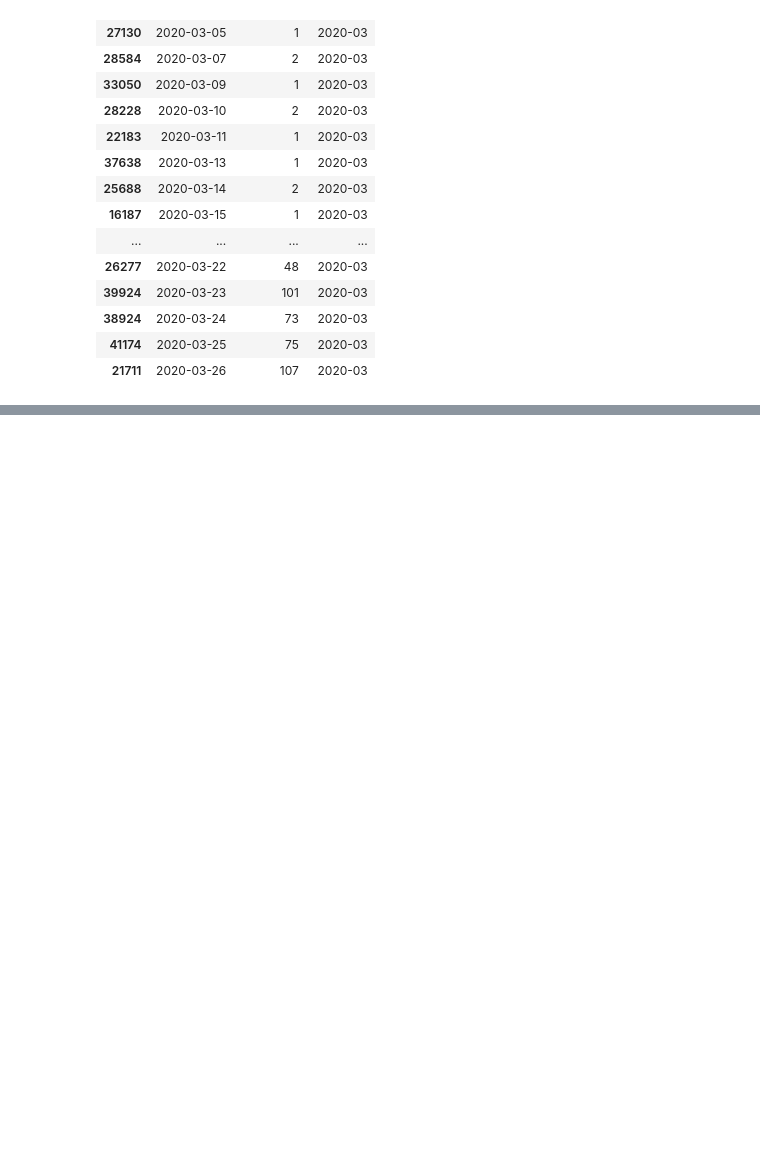
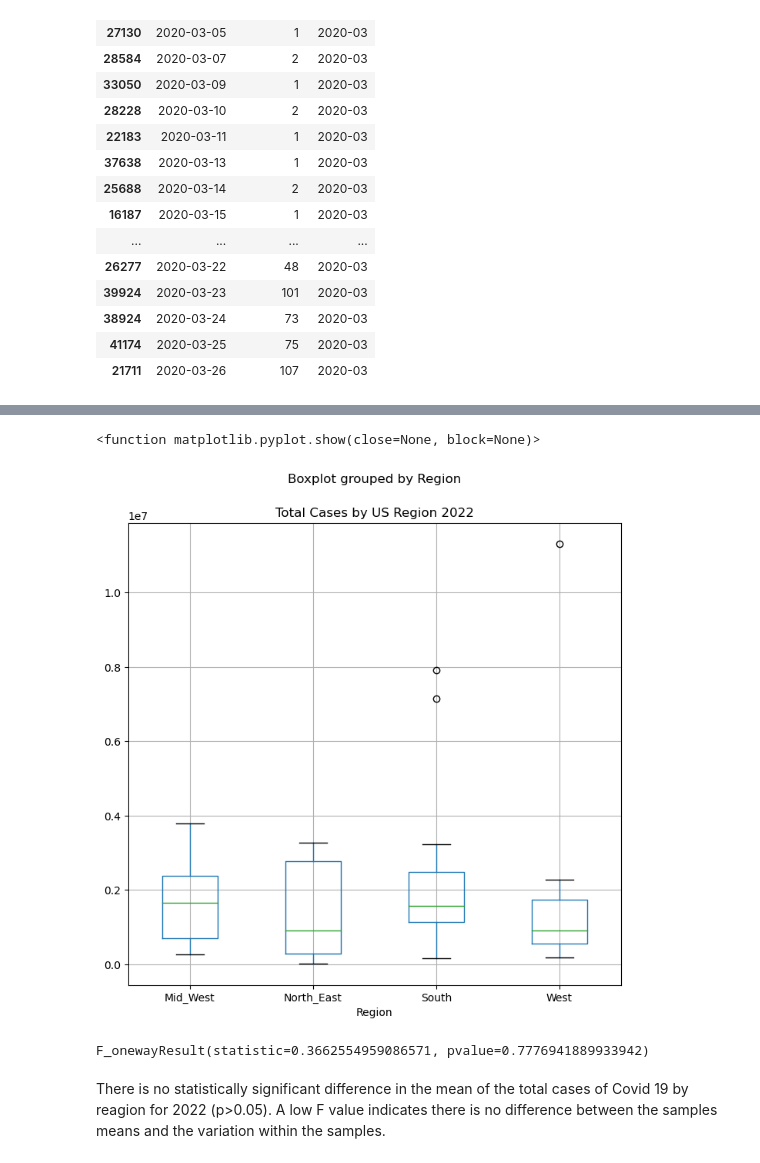
Before and after one commit to kkevin1999/Data_Project_1, a Jupyter notebook: tracey.ipynb, the cells around one changed output, grey strips where cells are left out. Cells and saved outputs as stored; diff of their text form; code cells hidden in the pictures; blank space fills up the shorter version.

```diff
--- a/tracey.ipynb
+++ b/tracey.ipynb
@@ -186,0 +400,4 @@ TypeError: ufunc 'divide' not supported for the input types, and the inputs coul
+# %%
+frames_2022 = [west_2022,midwest_2022,northeast_2022,south_2022]
+region_2022 = pd.concat(frames_2022)
+region_2022.head()
@@ -186,0 +411,11 @@ TypeError: ufunc 'divide' not supported for the input types, and the inputs coul
+# %%
+#create boxplot for 2022
+region_2022_bplt = region_2022.boxplot("tot_cases", by="Region", figsize=(8,8))
+region_2022_bplt.plot()
+plt.title("Total Cases by US Region 2022")
+plt.tight_layout
+plt.savefig("output_data/boxplot2022.png")
+plt.show
+# %% [output]
+<function matplotlib.pyplot.show(close=None, block=None)>
+[figure, added]
@@ -186,0 +428,9 @@ TypeError: ufunc 'divide' not supported for the input types, and the inputs coul
+# %%
+#anova stats for 2022 cases
+#F-value = variation between sample means / variation within the samples
+
+st.f_oneway(groupMid2, groupNorth_East2, groupSouth2, groupWest2)
+# %% [output]
+F_onewayResult(statistic=0.3662554959086571, pvalue=0.7776941889933942)
+# %% [markdown]
+There is no statistically significant difference in the mean of the total cases of Covid 19 by reagion for 2022 (p>0.05). A low F value indicates there is no difference between the samples means and the variation within the samples.
```
Also changed, not shown: parts of 32 cells of this notebook.
